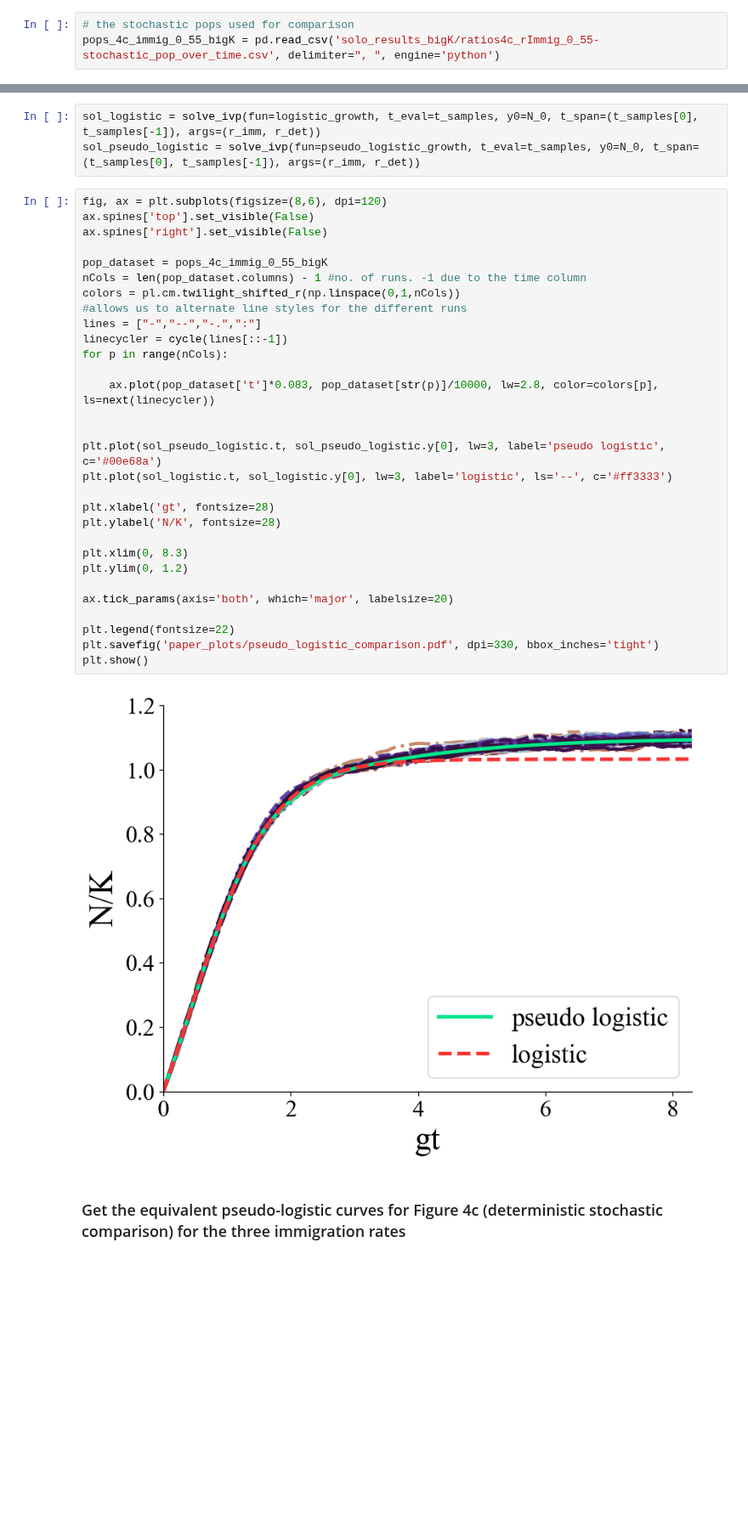
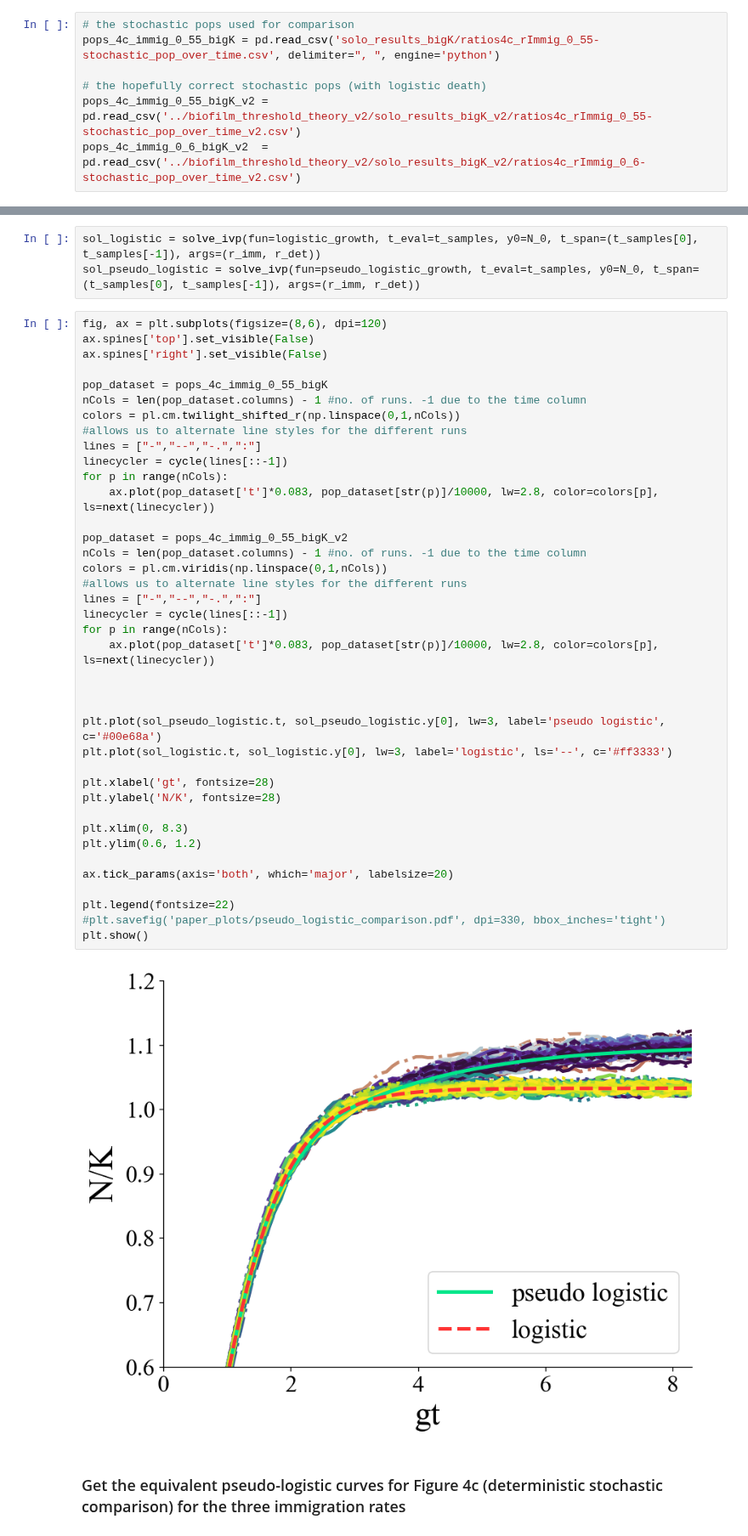
Before and after one commit to patricksinclair/multispecies_postprocessing, a Jupyter notebook: biofilm_threshold_theory/numerical_integrator.ipynb, the cells around one changed output, grey strips where cells are left out. Shown at 85% size. Drawn from its saved outputs; the diff is of its cells as text; blank space fills up the shorter version.

Commit message:
first few v2 plots done

```diff
--- a/biofilm_threshold_theory/numerical_integrator.ipynb
+++ b/biofilm_threshold_theory/numerical_integrator.ipynb
@@ -23,6 +23,10 @@ N_0 = np.array([0.])
 # %%
 # the stochastic pops used for comparison
 pops_4c_immig_0_55_bigK = pd.read_csv('solo_results_bigK/ratios4c_rImmig_0_55-stochastic_pop_over_time.csv', delimiter=", ", engine='python')
+
+# the hopefully correct stochastic pops (with logistic death)
+pops_4c_immig_0_55_bigK_v2 = pd.read_csv('../biofilm_threshold_theory_v2/solo_results_bigK_v2/ratios4c_rImmig_0_55-stochastic_pop_over_time_v2.csv')
+pops_4c_immig_0_6_bigK_v2  = pd.read_csv('../biofilm_threshold_theory_v2/solo_results_bigK_v2/ratios4c_rImmig_0_6-stochastic_pop_over_time_v2.csv')
 # %%
 def logistic_growth(t, f, r_imm, r_det):
     '''
@@ -57,35 +61,44 @@ sol_pseudo_logistic = solve_ivp(fun=pseudo_logistic_growth, t_eval=t_samples, y0
 # %%
 fig, ax = plt.subplots(figsize=(8,6), dpi=120)
 ax.spines['top'].set_visible(False)
 ax.spines['right'].set_visible(False)
 
 pop_dataset = pops_4c_immig_0_55_bigK
 nCols = len(pop_dataset.columns) - 1 #no. of runs. -1 due to the time column
 colors = pl.cm.twilight_shifted_r(np.linspace(0,1,nCols))
 #allows us to alternate line styles for the different runs
 lines = ["-","--","-.",":"]
 linecycler = cycle(lines[::-1])
 for p in range(nCols):
+    ax.plot(pop_dataset['t']*0.083, pop_dataset[str(p)]/10000, lw=2.8, color=colors[p], ls=next(linecycler))
 
+pop_dataset = pops_4c_immig_0_55_bigK_v2
+nCols = len(pop_dataset.columns) - 1 #no. of runs. -1 due to the time column
+colors = pl.cm.viridis(np.linspace(0,1,nCols))
+#allows us to alternate line styles for the different runs
+lines = ["-","--","-.",":"]
+linecycler = cycle(lines[::-1])
+for p in range(nCols):
     ax.plot(pop_dataset['t']*0.083, pop_dataset[str(p)]/10000, lw=2.8, color=colors[p], ls=next(linecycler))
+
 
 
 plt.plot(sol_pseudo_logistic.t, sol_pseudo_logistic.y[0], lw=3, label='pseudo logistic', c='#00e68a')
 plt.plot(sol_logistic.t, sol_logistic.y[0], lw=3, label='logistic', ls='--', c='#ff3333')
 
 plt.xlabel('gt', fontsize=28)
 plt.ylabel('N/K', fontsize=28)
 
 plt.xlim(0, 8.3)
-plt.ylim(0, 1.2)
+plt.ylim(0.6, 1.2)
 
 ax.tick_params(axis='both', which='major', labelsize=20)
 
 plt.legend(fontsize=22)
-plt.savefig('paper_plots/pseudo_logistic_comparison.pdf', dpi=330, bbox_inches='tight')
+#plt.savefig('paper_plots/pseudo_logistic_comparison.pdf', dpi=330, bbox_inches='tight')
 plt.show()
 # %% [output]
-[figure, old version]
+[figure, new version]
 # %% [markdown]
 ### Get the equivalent pseudo-logistic curves for Figure 4c (deterministic stochastic comparison) for the three immigration rates
 # %%
```
Also changed, not shown: parts of 5 cells of this notebook, 5 other files.
